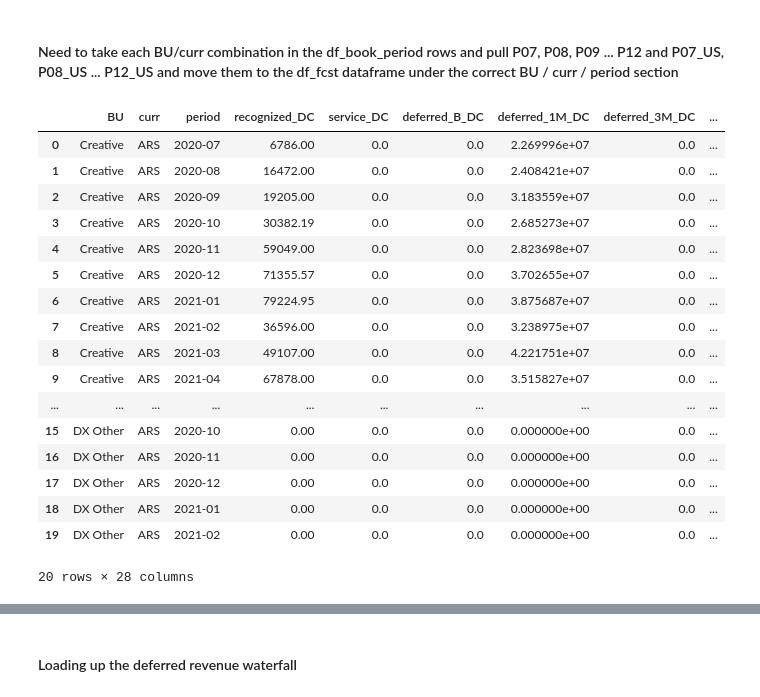
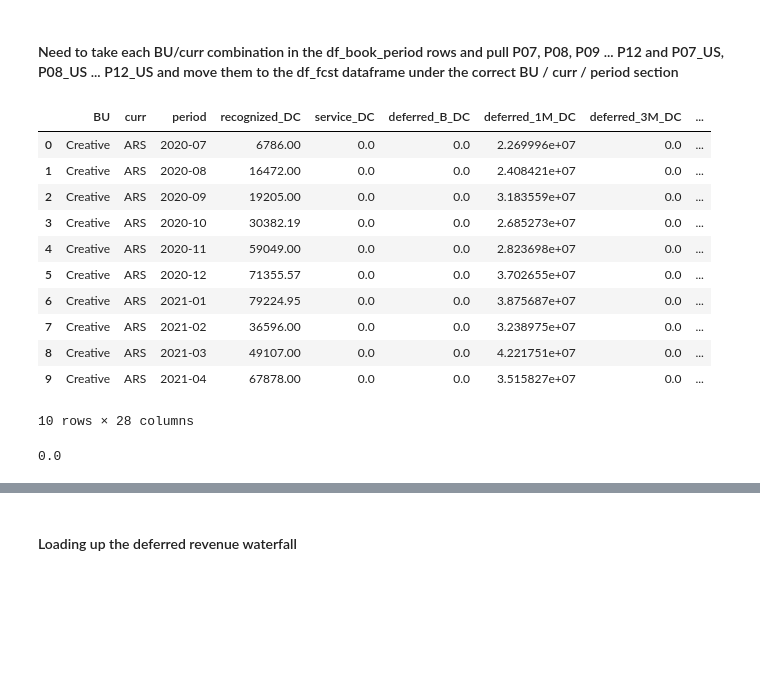
Before and after one commit to davidjsmith44/Deferred_Revenue_Forecast, a Jupyter notebook: notebooks/deferred_revenue_forecast.ipynb, the cells around one changed output, grey strips where cells are left out. Drawn from its saved outputs; the diff is of its cells as text; code cells hidden in the pictures; blank space fills up the shorter version.

```diff
--- a/notebooks/deferred_revenue_forecast.ipynb
+++ b/notebooks/deferred_revenue_forecast.ipynb
@@ -1265,4 +1265,4 @@ Name: booking_type, dtype: int64
 
 ###### Note: These get summed by their booking amont later in the program, so we don't need to do that here
 # %%
-df_bookings = df_bookings[df_bookings['booking_type'].isin(['ASV', 'Total Subscription Attrition'])]
+df_bookings = df_bookings[df_bookings['booking_type'].isin(['ASV', 'Total Subscription Attrition', 'Premier Support'])]
@@ -1622,7 +1695,7 @@ for i in range(len(df_book_period['BU'])):
     sum_Q2 = this_Q2['US_amount'].sum()
     df_book_period['Q2'].loc[i]=sum_Q2
 
-    this_Q3= this_slice[this_slice['Quarter']=='Q4 2020']
+    this_Q3= this_slice[this_slice['Quarter']=='Q3 2020']
     sum_Q3 = this_Q3['US_amount'].sum()
     df_book_period['Q3'].loc[i]=sum_Q3
 
@@ -1765,18 +1876,18 @@ for i in range(len(df_book_period['curr'])):
     list_fwds.append(this_fwd)
 df_book_period['FX_fwd_rate'] = list_fwds
 
-df_book_period['P01_US']=df_book_period['P01']* df_book_period['FX_fwd_rate']
-df_book_period['P02_US']=df_book_period['P02']* df_book_period['FX_fwd_rate']
-df_book_period['P03_US']=df_book_period['P03']* df_book_period['FX_fwd_rate']
-df_book_period['P04_US']=df_book_period['P04']* df_book_period['FX_fwd_rate']
-df_book_period['P05_US']=df_book_period['P05']* df_book_period['FX_fwd_rate']
-df_book_period['P06_US']=df_book_period['P06']* df_book_period['FX_fwd_rate']
-df_book_period['P07_US']=df_book_period['P07']* df_book_period['FX_fwd_rate']
-df_book_period['P08_US']=df_book_period['P08']* df_book_period['FX_fwd_rate']
-df_book_period['P09_US']=df_book_period['P09']* df_book_period['FX_fwd_rate']
-df_book_period['P10_US']=df_book_period['P10']* df_book_period['FX_fwd_rate']
-df_book_period['P11_US']=df_book_period['P11']* df_book_period['FX_fwd_rate']
-df_book_period['P12_US']=df_book_period['P12']* df_book_period['FX_fwd_rate']
+df_book_period['P01_DC']=df_book_period['P01']* df_book_period['FX_fwd_rate']
+df_book_period['P02_DC']=df_book_period['P02']* df_book_period['FX_fwd_rate']
+df_book_period['P03_DC']=df_book_period['P03']* df_book_period['FX_fwd_rate']
+df_book_period['P04_DC']=df_book_period['P04']* df_book_period['FX_fwd_rate']
+df_book_period['P05_DC']=df_book_period['P05']* df_book_period['FX_fwd_rate']
+df_book_period['P06_DC']=df_book_period['P06']* df_book_period['FX_fwd_rate']
+df_book_period['P07_DC']=df_book_period['P07']* df_book_period['FX_fwd_rate']
+df_book_period['P08_DC']=df_book_period['P08']* df_book_period['FX_fwd_rate']
+df_book_period['P09_DC']=df_book_period['P09']* df_book_period['FX_fwd_rate']
+df_book_period['P10_DC']=df_book_period['P10']* df_book_period['FX_fwd_rate']
+df_book_period['P11_DC']=df_book_period['P11']* df_book_period['FX_fwd_rate']
+df_book_period['P12_DC']=df_book_period['P12']* df_book_period['FX_fwd_rate']
 # %%
 #df_book_period.head(10)
 #df_book_period.sample(10)
@@ -2701,16 +2701,16 @@ df_book_period.head(10)
 #### Need to take each BU/curr combination in the df_book_period rows and pull P07, P08, P09 ... P12 and P07_US, P08_US ... P12_US and move them to the df_fcst dataframe under the correct BU / curr / period section
 # %%
 def merge_bookings_to_fcst(df_book_period, df_fcst):
-    dc_list = ['P07', 'P08', 'P09',
+    dc_list = ['P07_DC', 'P08_DC', 'P09_DC',
+               'P10_DC', 'P11_DC', 'P12_DC']
+    us_list = ['P07', 'P08', 'P09',
                'P10', 'P11', 'P12']
-    us_list = ['P07_US', 'P08_US', 'P09_US',
-               'P10_US', 'P11_US', 'P12_US']
 
 
     df_temp_book_period = df_book_period.drop(columns=['Q1', 'Q2', 'Q3', 'Q4',
                                                      'P01', 'P02', 'P03', 'P04', 'P05', 'P06',
-                                                     'P01_US', 'P02_US', 'P03_US',
-                                                      'P04_US', 'P05_US', 'P06_US', 'FX_fwd_rate']).copy()
+                                                     'P01_DC', 'P02_DC', 'P03_DC',
+                                                      'P04_DC', 'P05_DC', 'P06_DC', 'FX_fwd_rate']).copy()
 
     df_DC = df_temp_book_period.copy()
     df_US = df_temp_book_period.copy()
@@ -2727,6 +2727,7 @@ def merge_bookings_to_fcst(df_book_period, df_fcst):
                               'value': 'book_1Y_US'}, inplace=True)
 
     df_DC_melt['period'] = df_DC_melt['period'].str.replace('P', '2020-')
+    df_DC_melt['period'] = df_DC_melt['period'].str.replace('_DC', '')
     df_US_melt['period'] = df_US_melt['period'].str.replace('P', '2020-')
     df_US_melt['period'] = df_US_melt['period'].str.replace('_US', '')
 
@@ -2747,23 +2748,21 @@ def merge_bookings_to_fcst(df_book_period, df_fcst):
 # %%
 df_fcst = merge_bookings_to_fcst(df_book_period, df_fcst)
 # %%
-df_fcst.head(20)
+df_fcst.head(10)
 # %% [output]
 |  | BU | curr | period | recognized_DC | service_DC | deferred_B_DC | deferred_1M_DC | deferred_3M_DC | ... |
 | 0 | Creative | ARS | 2020-07 | 6786.00 | 0.0 | 0.0 | 2.269996e+07 | 0.0 | ... |
 | 1 | Creative | ARS | 2020-08 | 16472.00 | 0.0 | 0.0 | 2.408421e+07 | 0.0 | ... |
 | 2 | Creative | ARS | 2020-09 | 19205.00 | 0.0 | 0.0 | 3.183559e+07 | 0.0 | ... |
 | 3 | Creative | ARS | 2020-10 | 30382.19 | 0.0 | 0.0 | 2.685273e+07 | 0.0 | ... |
 | 4 | Creative | ARS | 2020-11 | 59049.00 | 0.0 | 0.0 | 2.823698e+07 | 0.0 | ... |
 | 5 | Creative | ARS | 2020-12 | 71355.57 | 0.0 | 0.0 | 3.702655e+07 | 0.0 | ... |
 | 6 | Creative | ARS | 2021-01 | 79224.95 | 0.0 | 0.0 | 3.875687e+07 | 0.0 | ... |
 | 7 | Creative | ARS | 2021-02 | 36596.00 | 0.0 | 0.0 | 3.238975e+07 | 0.0 | ... |
 | 8 | Creative | ARS | 2021-03 | 49107.00 | 0.0 | 0.0 | 4.221751e+07 | 0.0 | ... |
 | 9 | Creative | ARS | 2021-04 | 67878.00 | 0.0 | 0.0 | 3.515827e+07 | 0.0 | ... |
-| ... | ... | ... | ... | ... | ... | ... | ... | ... | ... |
-| 15 | DX Other | ARS | 2020-10 | 0.00 | 0.0 | 0.0 | 0.000000e+00 | 0.0 | ... |
-| 16 | DX Other | ARS | 2020-11 | 0.00 | 0.0 | 0.0 | 0.000000e+00 | 0.0 | ... |
-| 17 | DX Other | ARS | 2020-12 | 0.00 | 0.0 | 0.0 | 0.000000e+00 | 0.0 | ... |
-| 18 | DX Other | ARS | 2021-01 | 0.00 | 0.0 | 0.0 | 0.000000e+00 | 0.0 | ... |
-| 19 | DX Other | ARS | 2021-02 | 0.00 | 0.0 | 0.0 | 0.000000e+00 | 0.0 | ... |
-20 rows × 28 columns
+10 rows × 28 columns
+# %%
+df_fcst['book_1Y_US'].sum()
+# %% [output]
+0.0
```
Also changed, not shown: parts of 31 cells of this notebook, 2 other files.
